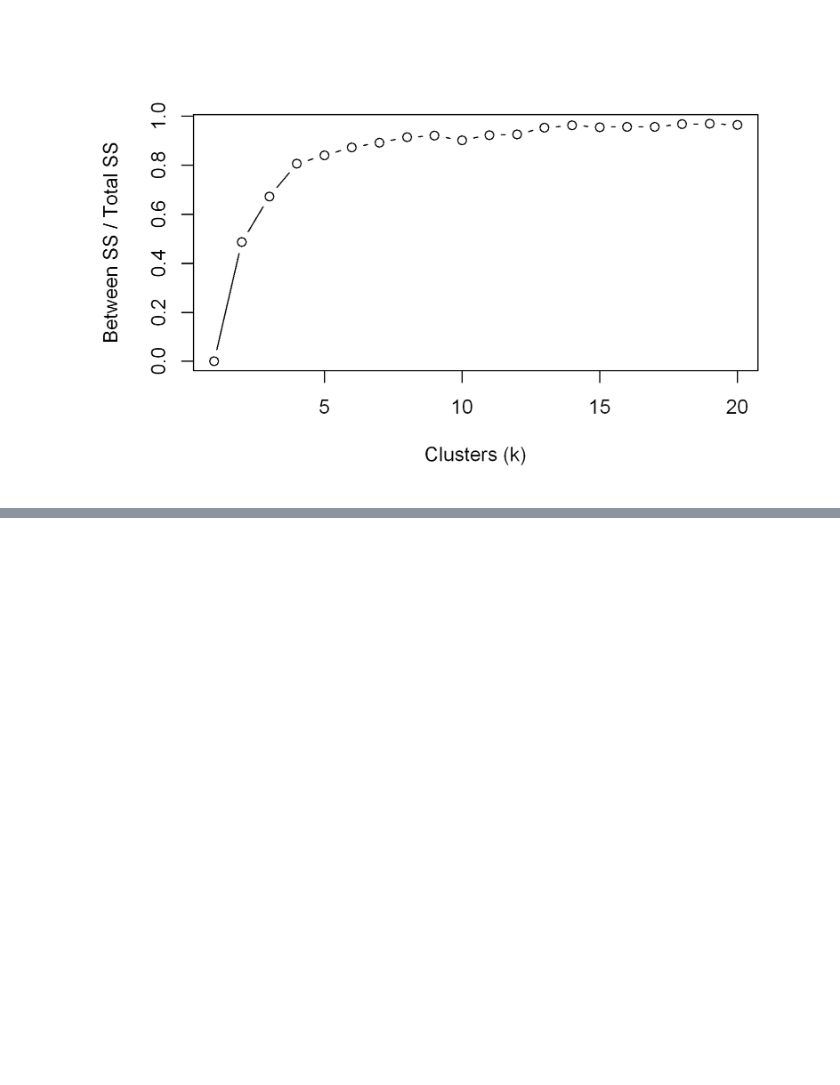
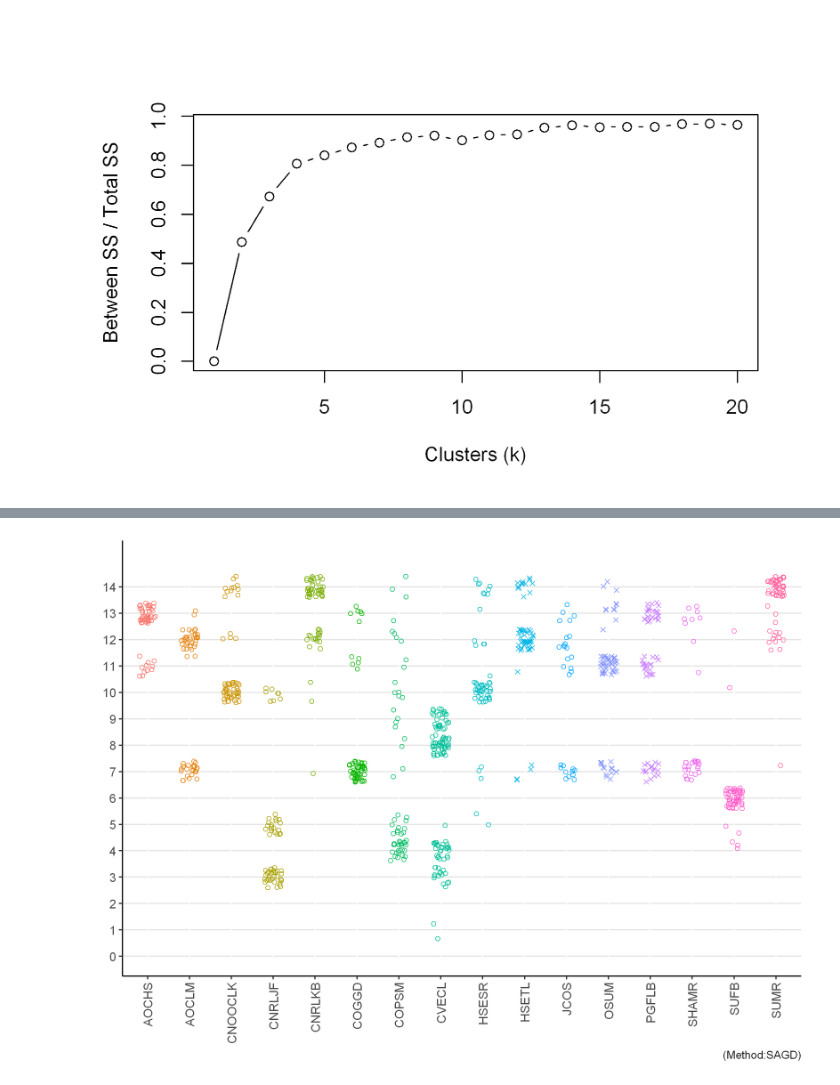
Before and after one commit to Ming2046/Insitu_clustering, a Jupyter notebook: Insitu_KMean.ipynb, the cells around one changed output, grey strips where cells are left out. Cells and saved outputs as stored; diff of their text form; code cells hidden in the pictures; blank space fills up the shorter version.

```diff
--- a/Insitu_KMean.ipynb
+++ b/Insitu_KMean.ipynb
@@ -166,0 +276,24 @@ plot(1:20, betweenss_totss, type = "b",
+# %%
+options(repr.plot.width=8, repr.plot.height=6,repr.plot.res =300)
+g2 <-
+df %>% filter (Method == "SAGD") %>%
+ggplot(aes(Operation,k_14))+geom_jitter(alpha = 1,width = 0.2,aes(color = Operation, shape = Region))+
+scale_color_hue()+
+labs(caption = "(Method:SAGD)")+
+# scale_color_viridis(discrete = TRUE, option = "D")+
+#  scale_fill_viridis(discrete = TRUE) +
+scale_shape_manual(values=c(1,4))+
+scale_y_continuous(limits = c(0,15),breaks = c(0,1,2,3,4,5,6,7,8,9,10,11,12,13,14))+
+            theme(axis.text.x = element_text(angle = 90, hjust = 1,vjust =0.5),
+                  axis.title.x = element_blank(),
+                  axis.title.y = element_blank(),
+                  axis.text = element_text(size = 10),
+                  axis.title = element_text(size = 10),
+                  panel.background = element_rect(fill = "white"),
+                  axis.line = element_line(size = 0.5),
+                  legend.key = element_blank(),
+                  legend.position = "none",
+                  panel.grid.major.y = element_line(color = "grey90"))
+g2
+# %% [output]
+[figure, added]
```
Also changed, not shown: parts of 11 cells of this notebook, 6 other files.
